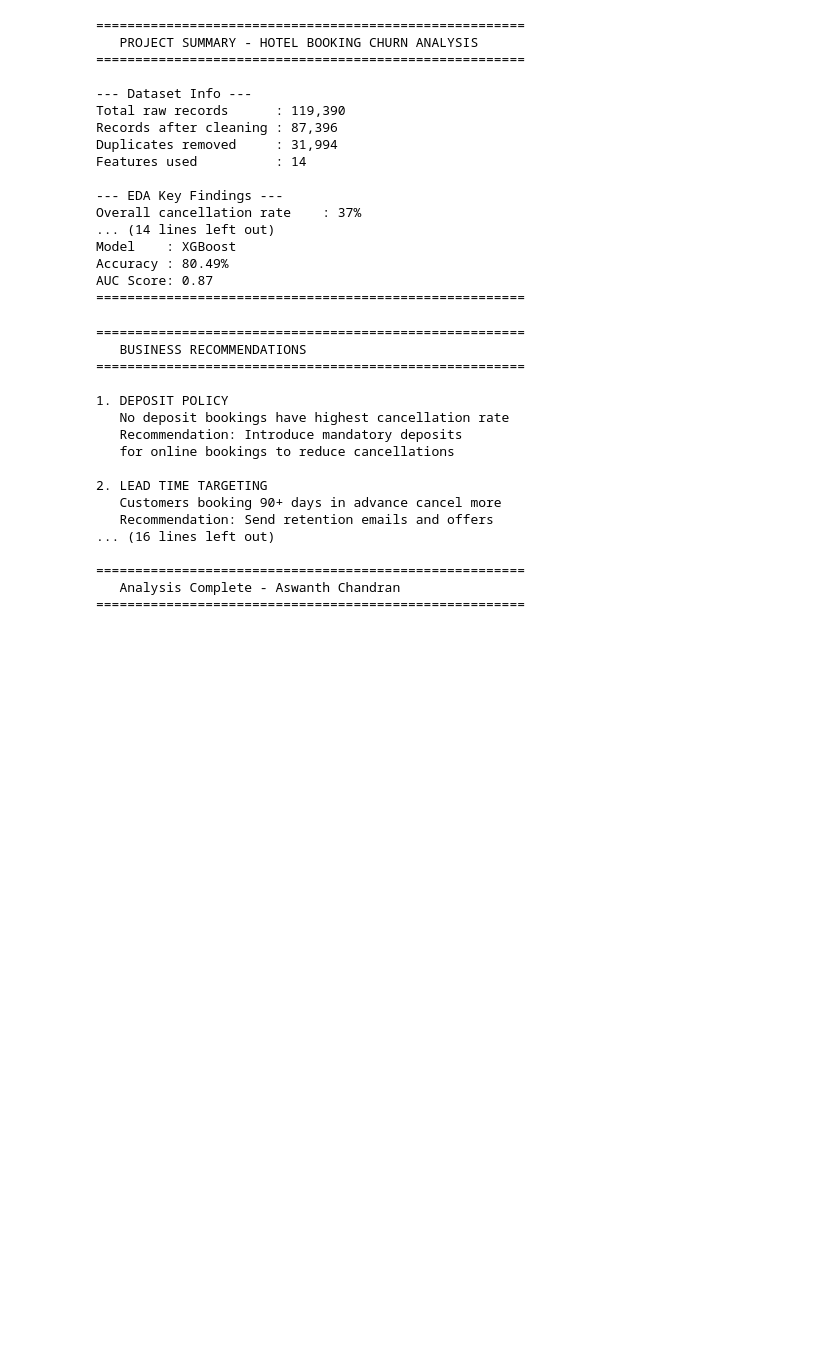
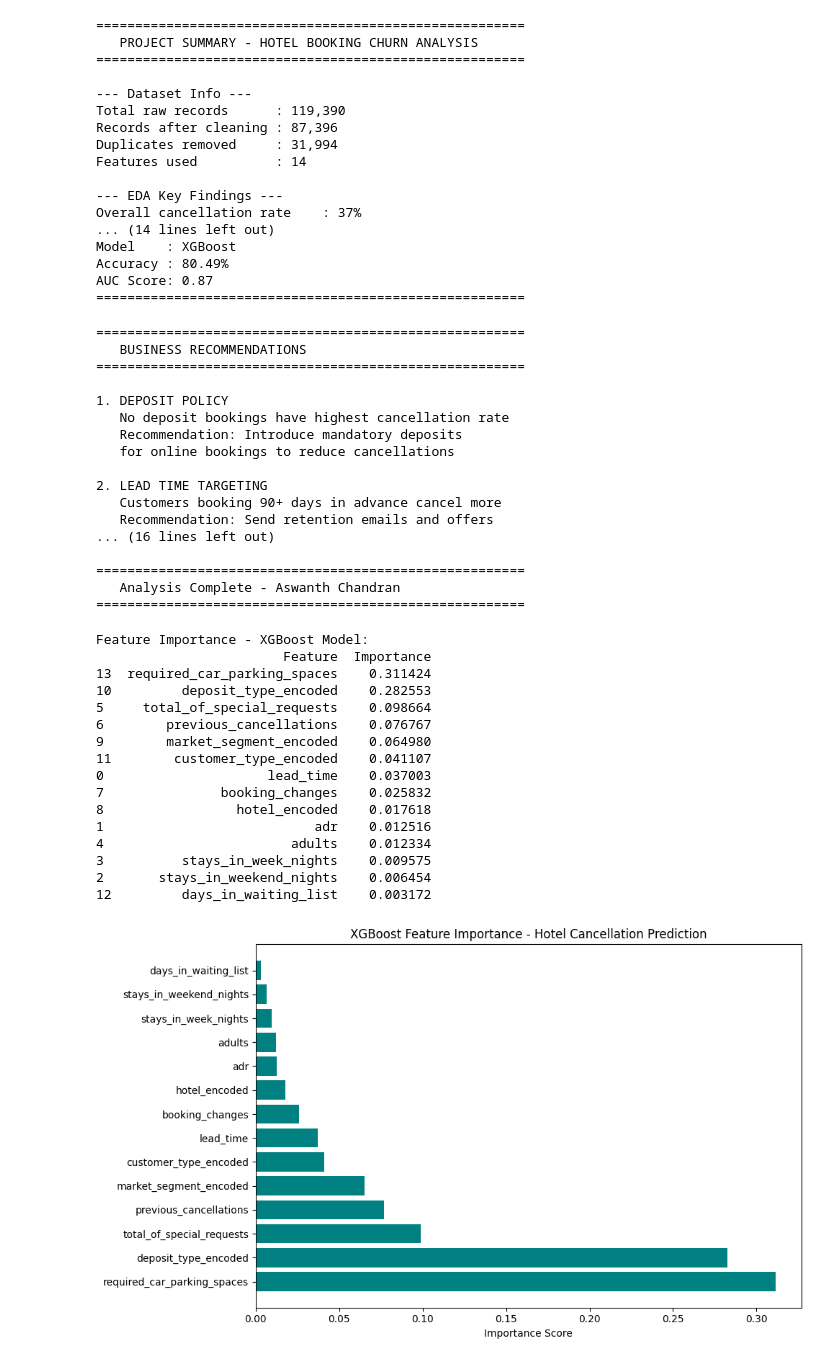
Before and after one commit to aswanth112/travel-hospitality-churn-analytics, a Jupyter notebook: week1_data_cleaning.ipynb, the cells around one changed output. Saved outputs shown, nothing was run; the diff lists cells and outputs as text; code cells hidden in the pictures; blank space fills up the shorter version.

Commit message:
model: plotted XGBoost feature importance for cancellation prediction

```diff
--- a/week1_data_cleaning.ipynb
+++ b/week1_data_cleaning.ipynb
@@ -789,3 +789,50 @@ print("=" * 55)
 =======================================================
    Analysis Complete - Aswanth Chandran
 =======================================================
+# %%
+# feature importance of xgboost model
+import pandas as pd
+import matplotlib.pyplot as plt
+
+feature_names = [
+    'lead_time', 'adr', 'stays_in_weekend_nights',
+    'stays_in_week_nights', 'adults', 'total_of_special_requests',
+    'previous_cancellations', 'booking_changes',
+    'hotel_encoded', 'market_segment_encoded',
+    'deposit_type_encoded', 'customer_type_encoded',
+    'days_in_waiting_list', 'required_car_parking_spaces'
+]
+
+importance = xgb_model.feature_importances_
+feature_df = pd.DataFrame({
+    'Feature': feature_names,
+    'Importance': importance
+}).sort_values('Importance', ascending=False)
+
+print("Feature Importance - XGBoost Model:")
+print(feature_df)
+
+plt.figure(figsize=(10, 6))
+plt.barh(feature_df['Feature'], feature_df['Importance'], color='teal')
+plt.xlabel('Importance Score')
+plt.title('XGBoost Feature Importance - Hotel Cancellation Prediction')
+plt.tight_layout()
+plt.show()
+# %% [output]
+Feature Importance - XGBoost Model:
+                        Feature  Importance
+13  required_car_parking_spaces    0.311424
+10         deposit_type_encoded    0.282553
+5     total_of_special_requests    0.098664
+6        previous_cancellations    0.076767
+9        market_segment_encoded    0.064980
+11        customer_type_encoded    0.041107
+0                     lead_time    0.037003
+7               booking_changes    0.025832
+8                 hotel_encoded    0.017618
+1                           adr    0.012516
+4                        adults    0.012334
+3          stays_in_week_nights    0.009575
+2       stays_in_weekend_nights    0.006454
+12         days_in_waiting_list    0.003172
+[figure, added]
```
Also changed, not shown: parts of 1 cell of this notebook.
